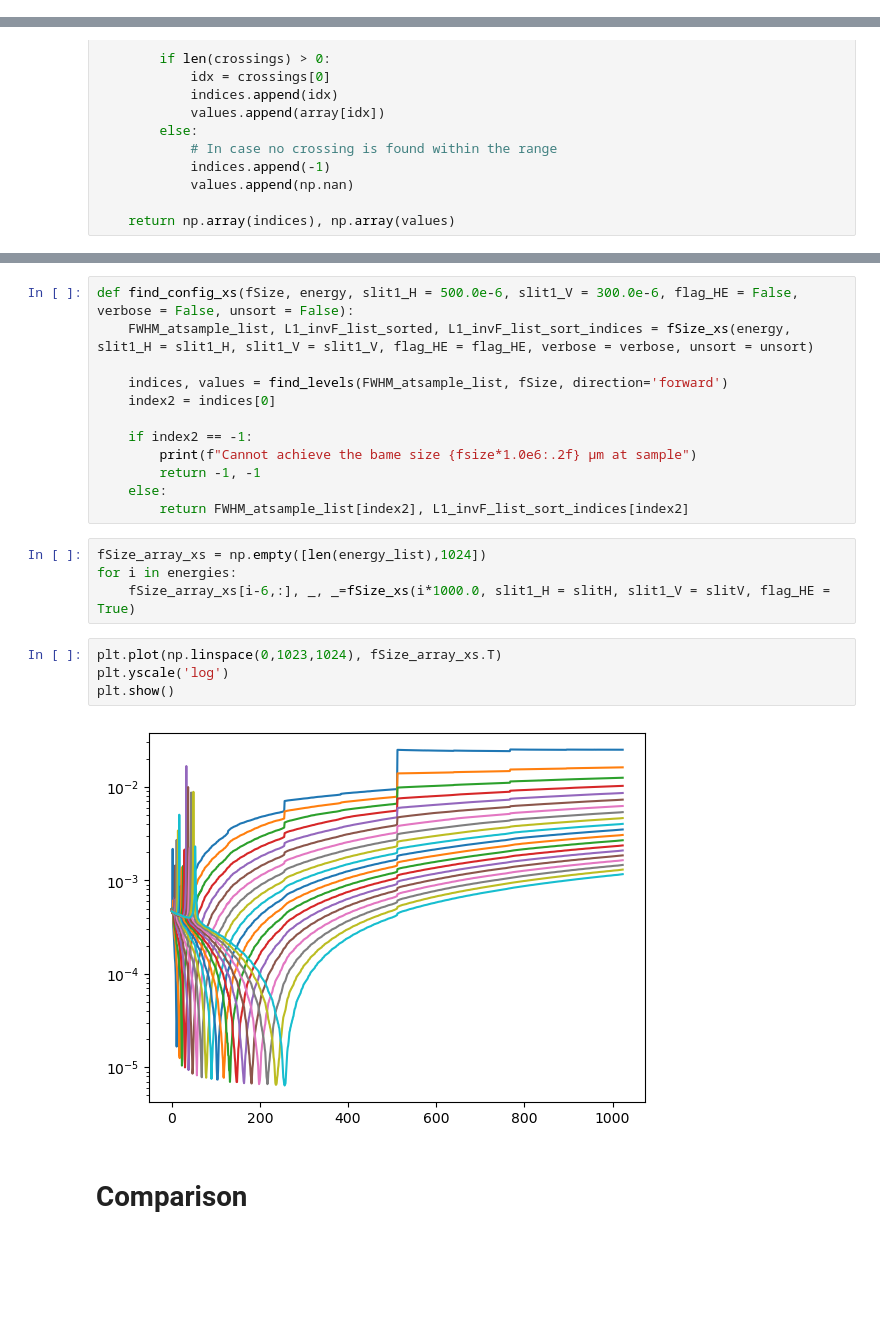
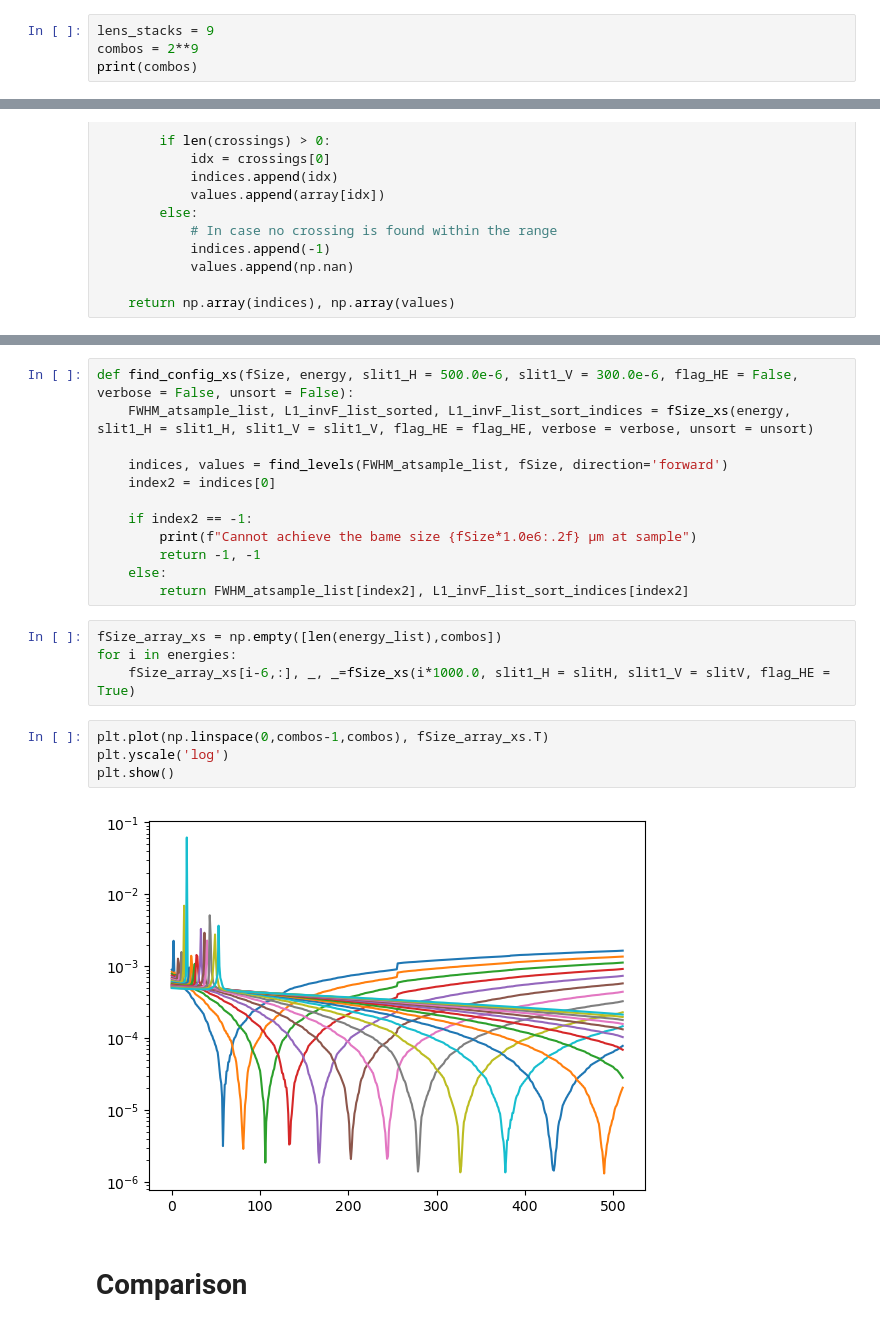
Before and after one commit to BCDA-APS/pydeviceCRL, a Jupyter notebook: IOC_vs_XS.ipynb, the cells around one changed output, grey strips where cells are left out. Drawn from its saved outputs; the diff is of its cells as text; blank space fills up the shorter version.

```diff
--- a/IOC_vs_XS.ipynb
+++ b/IOC_vs_XS.ipynb
@@ -5,3 +7,7 @@ import epics
 import numpy as np
 import matplotlib.pyplot as plt
 import time
+# %%
+lens_stacks = 9
+combos = 2**9
+print(combos)
@@ -400,20 +423,20 @@ def find_config_xs(fSize, energy, slit1_H = 500.0e-6, slit1_V = 300.0e-6, flag_H
     index2 = indices[0]
 
     if index2 == -1:
-        print(f"Cannot achieve the bame size {fsize*1.0e6:.2f} μm at sample")
+        print(f"Cannot achieve the bame size {fSize*1.0e6:.2f} μm at sample")
         return -1, -1
     else:
         return FWHM_atsample_list[index2], L1_invF_list_sort_indices[index2]
 # %%
-fSize_array_xs = np.empty([len(energy_list),1024])
+fSize_array_xs = np.empty([len(energy_list),combos])
 for i in energies:
     fSize_array_xs[i-6,:], _, _=fSize_xs(i*1000.0, slit1_H = slitH, slit1_V = slitV, flag_HE = True)
 # %%
-plt.plot(np.linspace(0,1023,1024), fSize_array_xs.T)
+plt.plot(np.linspace(0,combos-1,combos), fSize_array_xs.T)
 plt.yscale('log')
 plt.show()
 # %% [output]
-[figure, old version]
+[figure, new version]
 # %% [markdown]
 # Comparison
 # %% [markdown]
```
Also changed, not shown: parts of 35 cells of this notebook, 2 other files.
